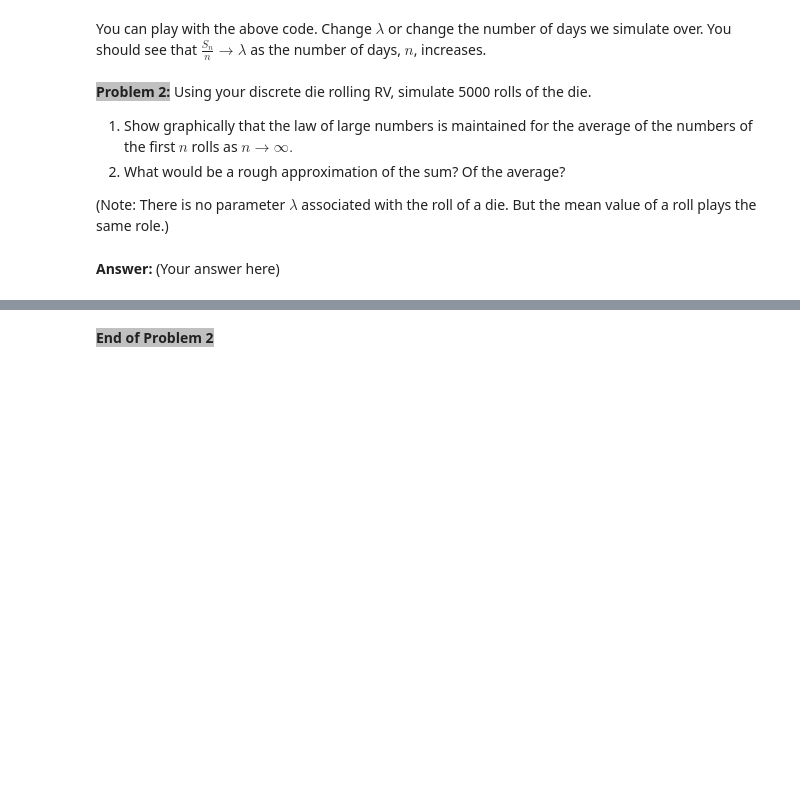
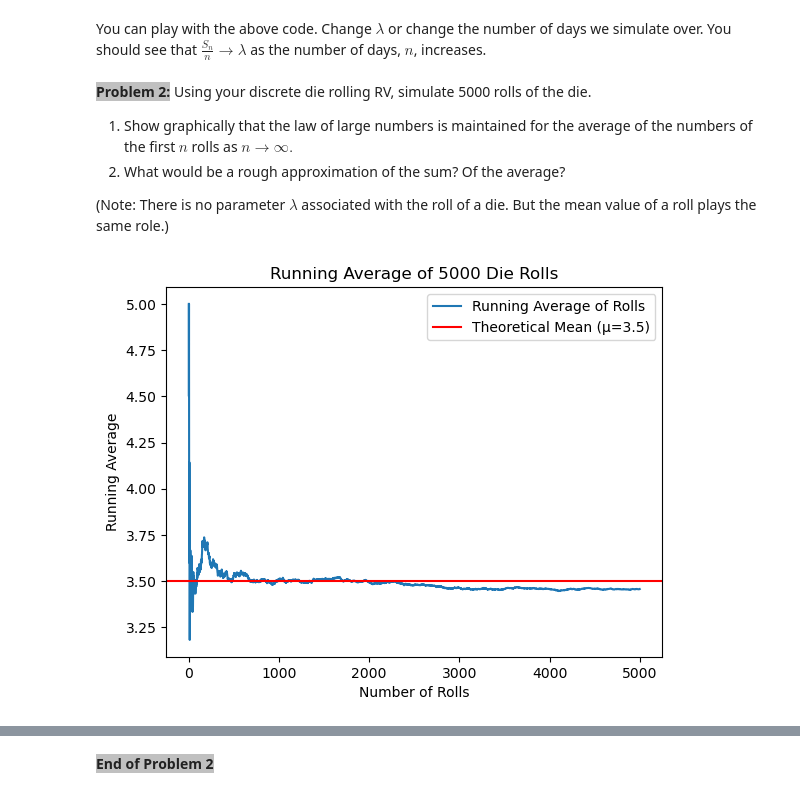
Before and after one commit to Everloom-129/ECE314_Probability_Lab, a Jupyter notebook: Lab 2/Lab 2.ipynb, the cells around one changed output, grey strips where cells are left out. Cells and saved outputs as stored; diff of their text form; code cells hidden in the pictures; blank space fills up the shorter version.

```diff
--- a/Lab 2/Lab 2.ipynb
+++ b/Lab 2/Lab 2.ipynb
@@ -113,2 +143,18 @@ You can play with the above code. Change $\lambda$ or change the number of days
-# %% [markdown]
-__Answer:__ (Your answer here)
+# %%
+N = 5000
+mu = 3.5  # Theoretical mean of a fair six-sided die
+
+rolls = st.randint(1, 7).rvs(size=N)
+
+cumulative_sum = np.cumsum(rolls)
+running_average = cumulative_sum / np.arange(1, N+1)
+
+plt.plot(running_average, label='Running Average of Rolls')
+plt.axhline(y=mu, color='r', linestyle='-', label='Theoretical Mean (μ=3.5)')
+plt.title('Running Average of 5000 Die Rolls')
+plt.xlabel('Number of Rolls')
+plt.ylabel('Running Average')
+plt.legend()
+plt.show()
+# %% [output]
+[figure, added]
```
Also changed, not shown: parts of 25 cells of this notebook, 8 other files.
